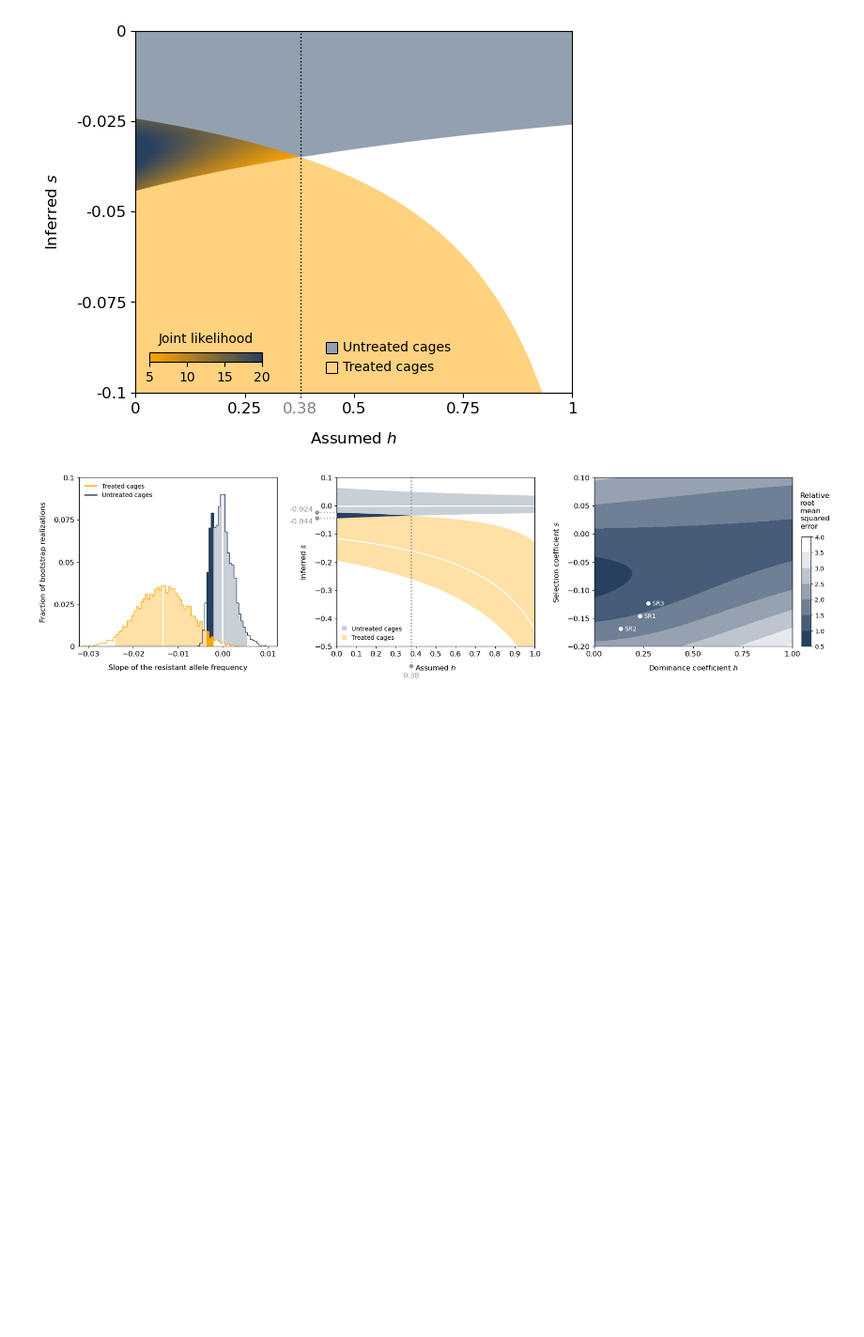
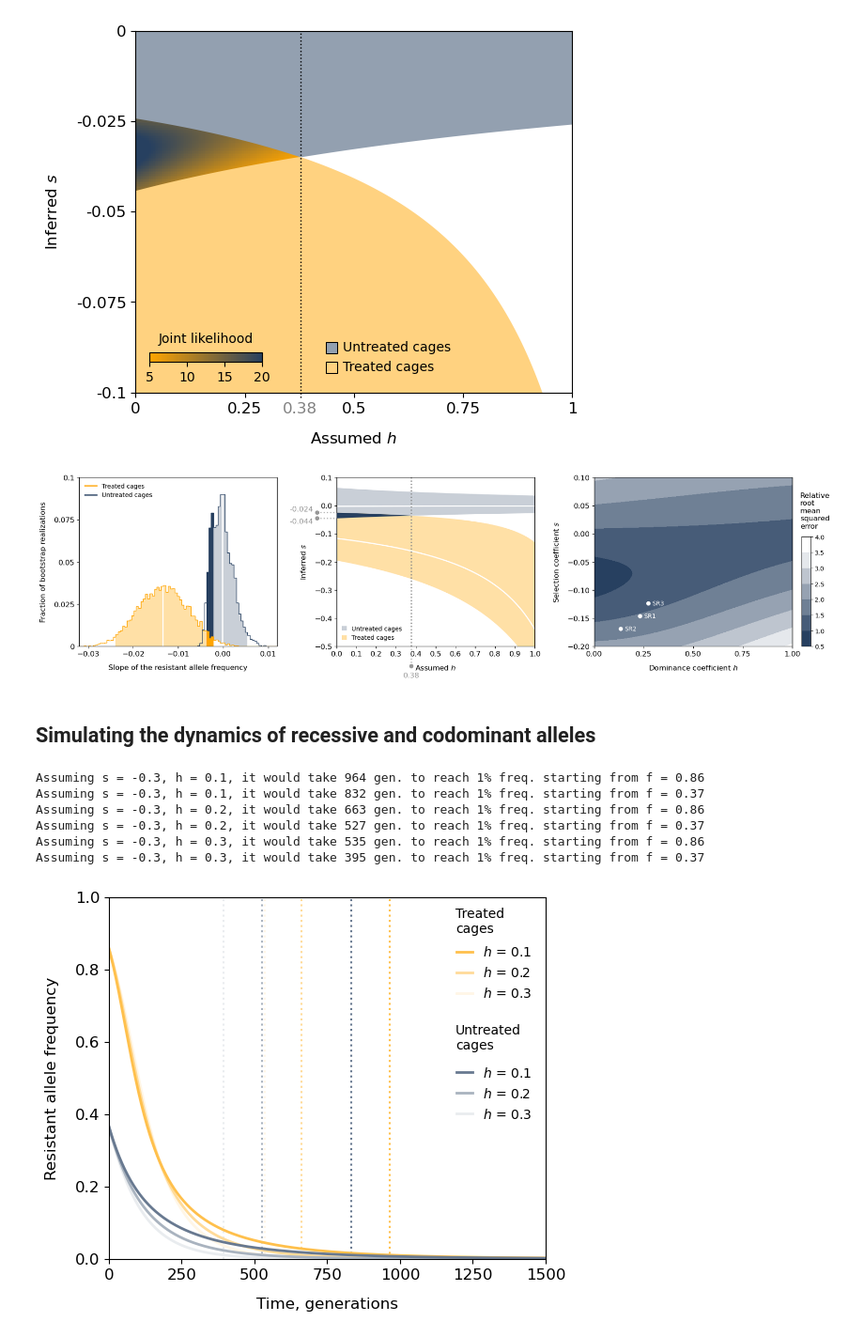
Before and after one commit to alyulina/dominance-reversal, a Jupyter notebook: code/viability_selection_model.ipynb, the cells around one changed output. Shown at 94% size. Cells and saved outputs as stored; diff of their text form; code cells hidden in the pictures; blank space fills up the shorter version.

Commit message:
Added the time-to-loss plot back

```diff
--- a/code/viability_selection_model.ipynb
+++ b/code/viability_selection_model.ipynb
@@ -870,3 +870,72 @@ df = pd.DataFrame({'h': h_values, 's': s_values, 'rrmse': flat_errs})
 df.to_csv('./data/errors.csv', index=False)
 # %% [output]
 [figure]
+# %% [markdown]
+## Simulating the dynamics of recessive and codominant alleles
+# %%
+def f_t(s, h, f0, T):
+    freqs = [f0]
+    f = f0
+    for t in range(1, T):
+        f1 = (f**2*(1+s) + f*(1-f)*(1+h*s)) / (f**2*(1+s) + 2*f*(1-f)*(1+h*s) + (1-f)**2)
+        freqs.append(f1)
+        f = f1
+    return freqs
+# %%
+plt.figure(figsize=(6, 5))
+
+# saving the output - uncomment if needed
+f_t_h = pd.DataFrame(columns=['f0', 'h, assuming s = -0.3'] + ['t = ' + str(i) for i in range(10001)], index=range(6))
+c = 0
+for j, freq in enumerate([f0, f0_control]):
+    for i, h in enumerate([0.1, 0.2, 0.3]):
+        f_t_h.loc[c] = [freq, h] + f_t(-0.03, h, freq, 10001)
+        c += 1
+f_t_h.to_csv('./data/freq_dynamics_h.csv', index=False)
+
+
+for i, h in enumerate([0.1, 0.2, 0.3]):
+    plt.plot(range(10001), f_t(-0.03, h, f0, 10001), color=add_white(orange, (i + 1) * 30), linewidth=2, label=f'$h$ = {h}', zorder=-i)
+    t_loss = range(10001)[next(i for i, value in enumerate(f_t(-0.03, h, f0, 10001)) if value < 0.01)]
+    plt.axvline(t_loss, color=add_white(orange, (i + 1) * 30), linestyle=':', linewidth=1.5, zorder=-10)
+
+    print(f'Assuming s = -0.3, h = {h}, it would take {t_loss} gen. to reach 1% freq. starting from f = {round(f0, 2)}')
+
+    plt.plot(range(10001), f_t(-0.03, h, f0_control, 10001), color=add_white(blue, (i + 1) * 30), linewidth=2, label=f'$h$ = {h}', zorder=-i)
+    t_loss = range(10001)[next(i for i, value in enumerate(f_t(-0.03, h, f0_control, 10001)) if value < 0.01)]
+    plt.axvline(t_loss, color=add_white(blue, (i + 1) * 30), linestyle=':', linewidth=1.5, zorder=-10)
+
+    print(f'Assuming s = -0.3, h = {h}, it would take {t_loss} gen. to reach 1% freq. starting from f = {round(f0_control, 2)}')
+
+plt.xlim(1, 1500)
+plt.ylim(0, 1)
+
+plt.xticks([0, 250, 500, 750, 1000, 1250, 1500])
+plt.tick_params(axis='both', labelsize=fontsize)
+
+# for legend:
+plt.plot([-1, -1], [-1, -1], color='white', alpha=0, label=' ')
+plt.plot([-1, -1], [-1, -1], color='white', alpha=0, label=' ')
+plt.plot([-1, -1], [-1, -1], color='white', alpha=0, label=' ')
+
+handles, labels = plt.gca().get_legend_handles_labels()
+order = [0, 2, 4, 6, 7, 8, 1, 3, 5]
+plt.legend([handles[idx] for idx in order],[labels[idx] for idx in order],
+           frameon=False, fontsize=legendfontsize, ncol=1, loc='upper right',
+           bbox_to_anchor=(0.995, 0.9), handlelength=1.2, columnspacing=1);
+
+plt.text(1190, 0.9, 'Treated\ncages', fontsize=legendfontsize)
+plt.text(1190, 0.58, 'Untreated\ncages', fontsize=legendfontsize)
+
+plt.xlabel('Time, generations', fontsize=fontsize, labelpad=padsize)
+plt.ylabel('Resistant allele frequency', fontsize=fontsize, labelpad=padsize)
+
+plt.savefig('./figs/loss_time.pdf', dpi=600, bbox_inches='tight')
+# %% [output]
+Assuming s = -0.3, h = 0.1, it would take 964 gen. to reach 1% freq. starting from f = 0.86
+Assuming s = -0.3, h = 0.1, it would take 832 gen. to reach 1% freq. starting from f = 0.37
+Assuming s = -0.3, h = 0.2, it would take 663 gen. to reach 1% freq. starting from f = 0.86
+Assuming s = -0.3, h = 0.2, it would take 527 gen. to reach 1% freq. starting from f = 0.37
+Assuming s = -0.3, h = 0.3, it would take 535 gen. to reach 1% freq. starting from f = 0.86
+Assuming s = -0.3, h = 0.3, it would take 395 gen. to reach 1% freq. starting from f = 0.37
+[figure, added]
```
Also changed, not shown: parts of 4 cells of this notebook.
